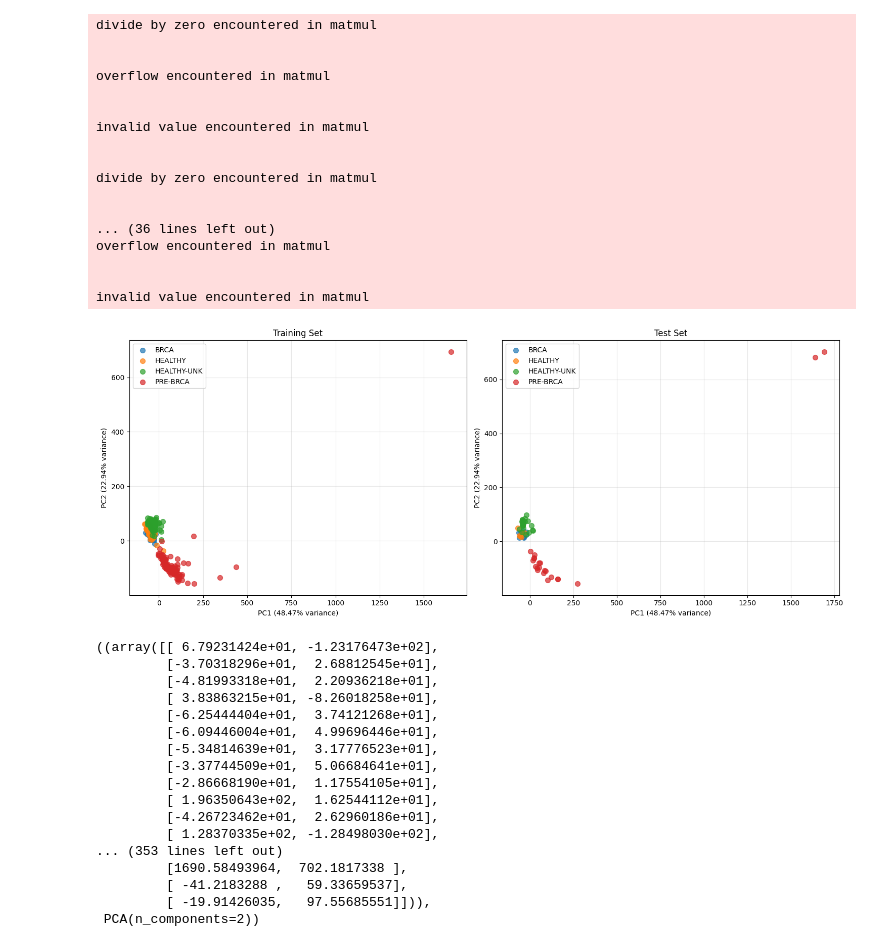
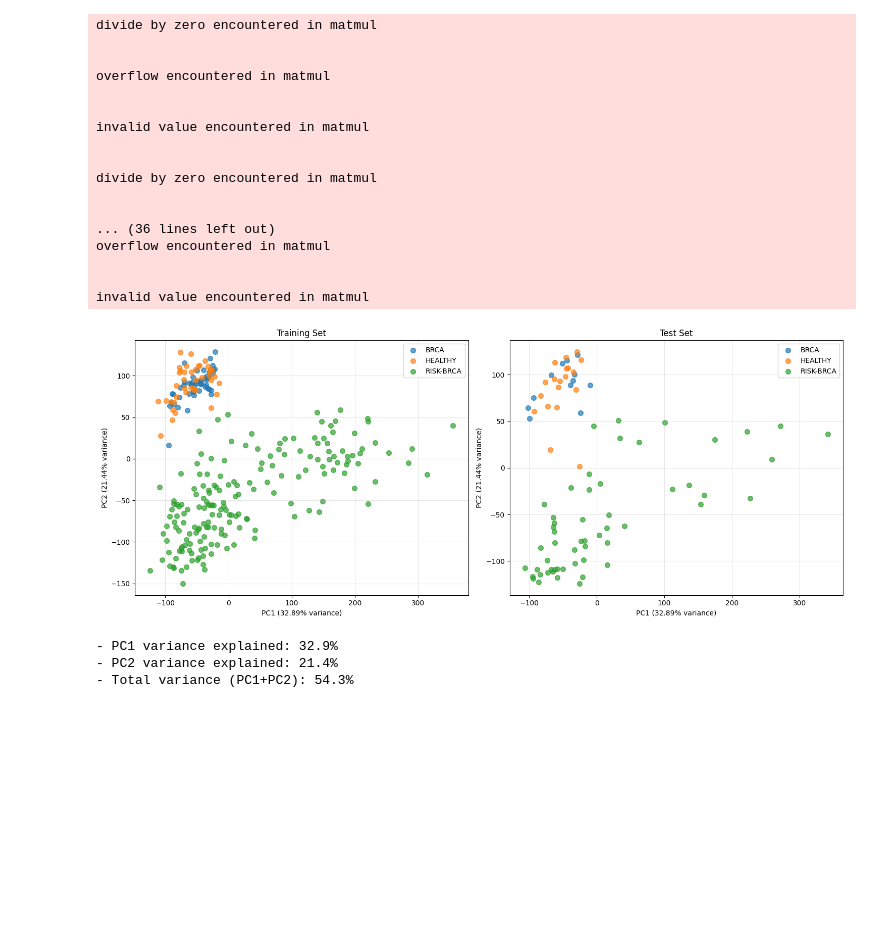
Before and after one commit to LeandroCarneiro/Mamo.IA, a Jupyter notebook: nb_mamo.ia.ipynb, the cells around one changed output. Drawn from its saved outputs; the diff is of its cells as text; code cells hidden in the pictures; blank space fills up the shorter version.

```diff
--- a/nb_mamo.ia.ipynb
+++ b/nb_mamo.ia.ipynb
@@ -25,19 +25,19 @@ from hiper_params_search import get_best_xgboost
 # Set the default renderer to 'browser' to ensure plots open in the browser
 pio.renderers.default = 'browser'
 # %%
-directory_path_combined = './datasets/GEO'
-GSE32396_HEALTHY_BRCA = get_samples(os.path.join(directory_path_combined, 'GSE32396-HEALTHYxBRCA.csv'))
-GSE41037_HEALTHY = get_samples(os.path.join(directory_path_combined, 'GSE41037_HEALTHY.csv'))
-GSE57285_HEALTHY_BRCA = get_samples(os.path.join(directory_path_combined, 'GSE57285-HEALTHYxBRCA.csv'))
-GSE58045_HEALTHY_UNK = get_samples(os.path.join(directory_path_combined, 'GSE58045-HEALTHY-UNK.csv'))
-GSE32396_HEALTHY_BRCA = get_samples(os.path.join(directory_path_combined, 'GSE32396-HEALTHYxBRCA.csv'))
-GSE58119_HEALTHY_PREBRCA = get_samples(os.path.join(directory_path_combined, 'GSE58119-HEALTHYxPRE-BRCA.csv'))
+directory_path_combined = './datasets/GEO-RAW'
+# GSE32396_HEALTHY_BRCA = get_samples(os.path.join(directory_path_combined, 'GSE32396-HEALTHYxBRCA.csv'))
+# GSE41037_HEALTHY = get_samples(os.path.join(directory_path_combined, 'GSE41037_HEALTHY.csv'))
+GSE57285_HEALTHY_BRCA = get_samples(os.path.join(directory_path_combined, 'GSE57285_methylation.csv'))
+# GSE58045_HEALTHY_UNK = get_samples(os.path.join(directory_path_combined, 'GSE58045-HEALTHY-UNK.csv'))
+GSE32396_HEALTHY_BRCA = get_samples(os.path.join(directory_path_combined, 'GSE32396_methylation.csv'))
+GSE58119_HEALTHY_PREBRCA = get_samples(os.path.join(directory_path_combined, 'GSE58119_methylation.csv'))
 
 datasets_list = [
     GSE32396_HEALTHY_BRCA,
-    GSE41037_HEALTHY,
+    # GSE41037_HEALTHY,
     GSE57285_HEALTHY_BRCA,
-    GSE58045_HEALTHY_UNK,
+    # GSE58045_HEALTHY_UNK,
     GSE58119_HEALTHY_PREBRCA
 ]
 
@@ -304,9 +300,9 @@ brca_consolidated_cases['Tag'] = 'BRCA'
 
 healthy_mt_cases['Tag'] = 'HEALTHY-MT'
 healthy_wt_cases['Tag'] = 'HEALTHY-WT'
-healthy_unk_cases['Tag'] = 'HEALTHY-UNK'
 
-prebrca_cases['Tag'] = 'PRE-BRCA'
+prebrca_cases = pd.concat([prebrca_cases, healthy_unk_cases], ignore_index=True)
+prebrca_cases['Tag'] = 'RISK-BRCA'
 
 brca_mt_cases['Tag'] = 'BRCA-MUT'
 brca_wt_cases['Tag'] = 'BRCA-WT'
@@ -336,7 +332,7 @@ BRCA consolidated cases shape: (65, 27578)
 from typing import Counter
 
 
-df_cancer = pd.concat([healthy_unk_cases[400:534],  healthy_consolidated_cases, prebrca_cases, brca_consolidated_cases], ignore_index=True) #blood samples
+df_cancer = pd.concat([healthy_consolidated_cases, prebrca_cases, brca_consolidated_cases], ignore_index=True) #blood samples
 X = df_cancer.iloc[:, :-1].apply(pd.to_numeric, errors='coerce')
 # X = normalize_all_instances_interpretable(X)['normalized_data']
 Y = df_cancer.iloc[:, -1]
@@ -351,7 +347,7 @@ for idx, name in enumerate(label_encoder.classes_):
     print(f"{idx}: {name}")
 
 X_train_all, X_test_all, y_train_all, y_test_all = train_test_split(
-    X, Y_encoded, test_size=0.30, random_state=42
+    X, Y_encoded, test_size=0.40, random_state=42
 )
 
 # Split X_test_all and y_test_all into validation and test sets (15% each)
@@ -385,7 +381,7 @@ min_class = min(class_counts, key=class_counts.get)
 smote = SMOTE(sampling_strategy={min_class: 50}, random_state=42, k_neighbors=10)
 X_train_nfs, y_train_all = smote.fit_resample(X_train_nfs, y_train_all)
 
-selector = MyXGboost.XGBoostMultiClass()[0].fit(X_train_nfs, y_train_all)
+selector = MyXGboost.AdaBoostMultiClass()[0].fit(X_train_nfs, y_train_all)
 # Evaluate the model on the validation set
 evaluate_model_multiclass_simple("Validation", selector, X_val_nfs, y_val_nfs, label_encoder)
 evaluate_model_multiclass_simple("Test", selector, X_test_nfs, y_test_nfs, label_encoder)
@@ -522,52 +518,44 @@ def plot_pca_comparison(X_train, y_train, X_test, y_test, label_encoder,
     ax2.set_xlabel(f'PC1 ({pca.explained_variance_ratio_[0]:.2%} variance)')
     ax2.set_ylabel(f'PC2 ({pca.explained_variance_ratio_[1]:.2%} variance)')
     ax2.set_title(titles[1])
     ax2.legend()
     ax2.grid(True, alpha=0.3)
 
     plt.tight_layout()
     plt.show()
 
     return (X_train_pca, X_test_pca), pca
 
-plot_pca_comparison(X_train_nfs, y_train_all, X_test_nfs, y_test_nfs, label_encoder,
+_, pca = plot_pca_comparison(X_train_nfs, y_train_all, X_test_nfs, y_test_nfs, label_encoder,
                    titles=("Training Set", "Test Set"), figsize=(15, 6))
+
+print(f"- PC1 variance explained: {pca.explained_variance_ratio_[0]*100:.1f}%")
+print(f"- PC2 variance explained: {pca.explained_variance_ratio_[1]*100:.1f}%")
+if pca.n_components_ > 2:
+    print(f"- PC3 variance explained: {pca.explained_variance_ratio_[2]*100:.1f}%")
+print(f"- Total variance (PC1+PC2): {(pca.explained_variance_ratio_[0] + pca.explained_variance_ratio_[1])*100:.1f}%")
 # %% [output]
 divide by zero encountered in matmul
 
 
 overflow encountered in matmul
 
 
 invalid value encountered in matmul
 
 
 divide by zero encountered in matmul
 
 
 ... (36 lines left out)
 overflow encountered in matmul
 
 
 invalid value encountered in matmul
-[figure, old version]
+[figure, new version]
-((array([[ 6.79231424e+01, -1.23176473e+02],
-         [-3.70318296e+01,  2.68812545e+01],
-         [-4.81993318e+01,  2.20936218e+01],
-         [ 3.83863215e+01, -8.26018258e+01],
-         [-6.25444404e+01,  3.74121268e+01],
-         [-6.09446004e+01,  4.99696446e+01],
-         [-5.34814639e+01,  3.17776523e+01],
-         [-3.37744509e+01,  5.06684641e+01],
-         [-2.86668190e+01,  1.17554105e+01],
-         [ 1.96350643e+02,  1.62544112e+01],
-         [-4.26723462e+01,  2.62960186e+01],
-         [ 1.28370335e+02, -1.28498030e+02],
-... (353 lines left out)
-         [1690.58493964,  702.1817338 ],
-         [ -41.2183288 ,   59.33659537],
-         [ -19.91426035,   97.55685551]])),
- PCA(n_components=2))
+- PC1 variance explained: 32.9%
+- PC2 variance explained: 21.4%
+- Total variance (PC1+PC2): 54.3%
 # %%
 models_multiclass = [
     {
```
Also changed, not shown: parts of 12 cells of this notebook, 12 other files.
